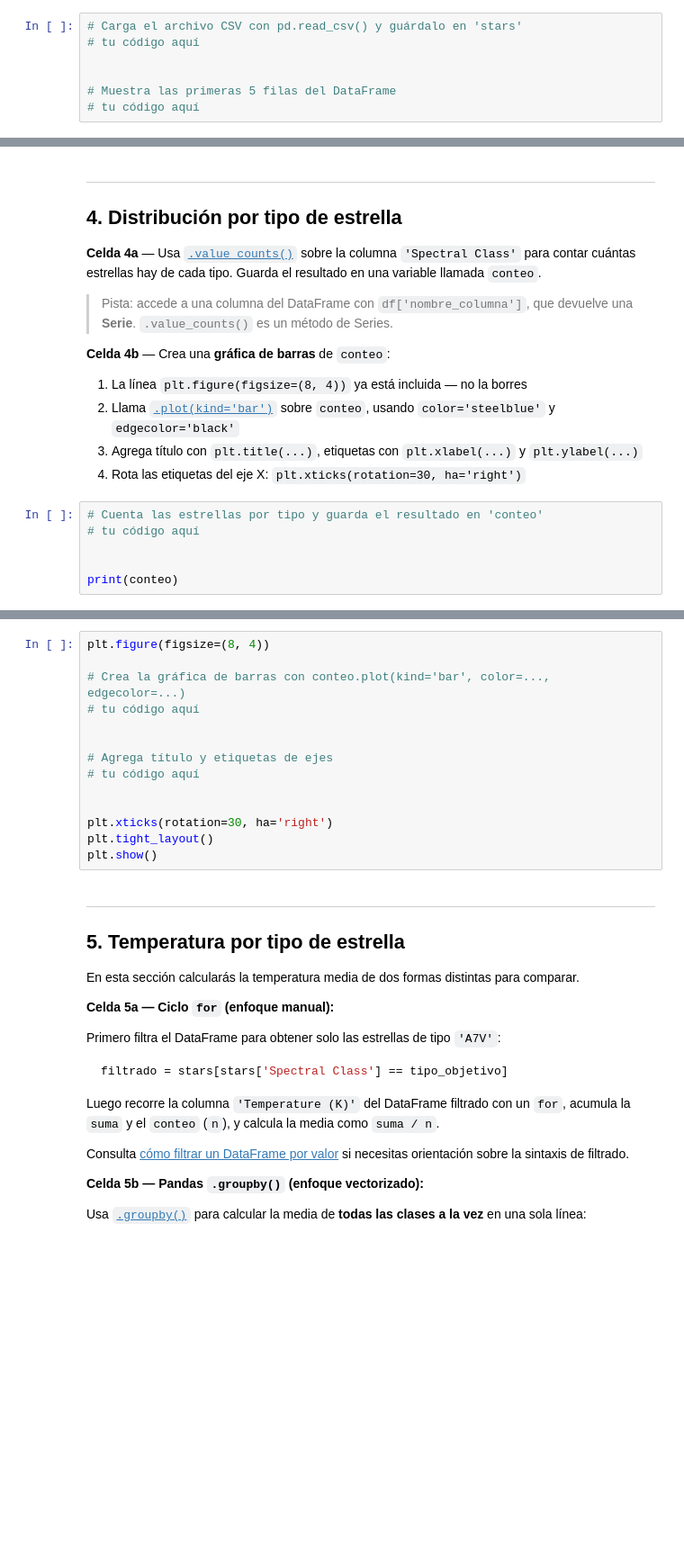
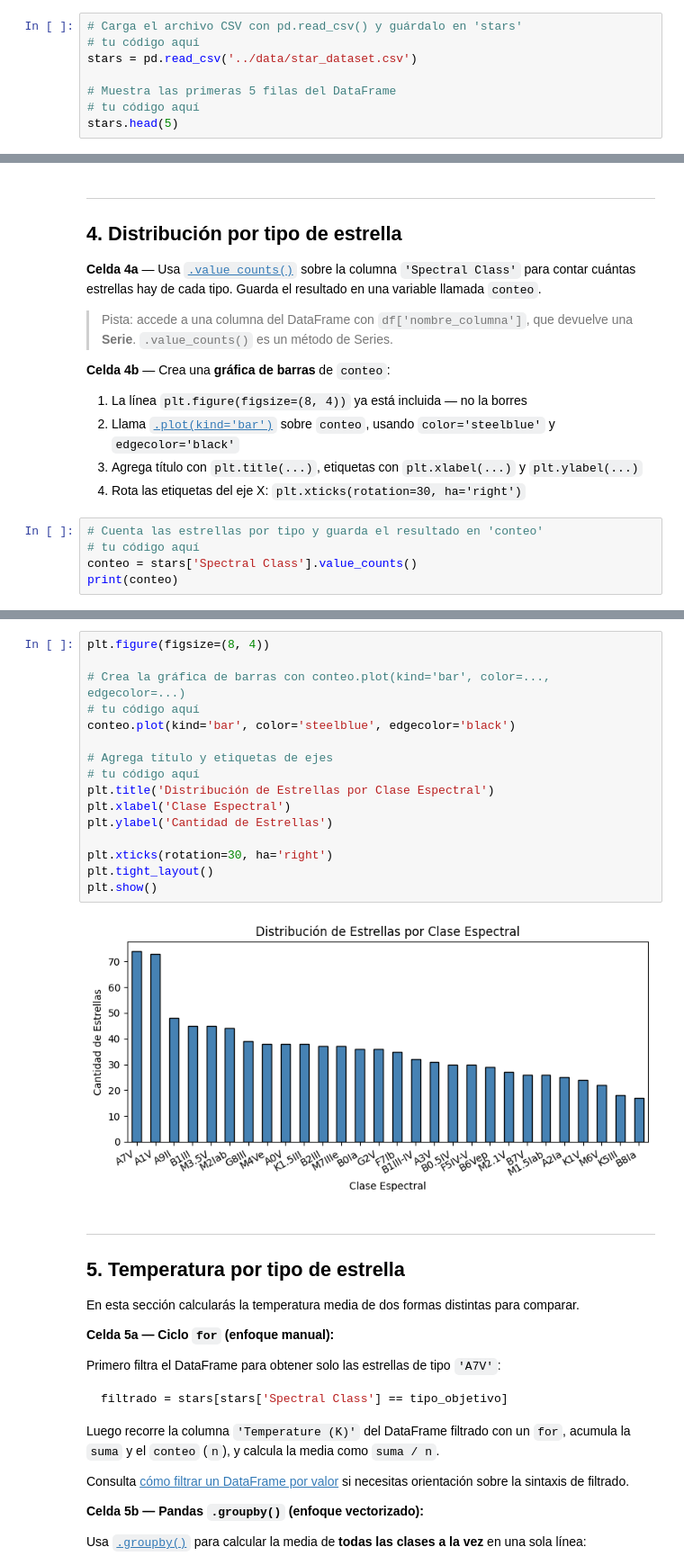
Before and after one commit to diegotorrent4-lang/F12-Programacion, a Jupyter notebook: ejemplos/practica2_analisis_datos/notebooks/analisis_estrellas_estudiante.ipynb, the cells around one changed output, grey strips where cells are left out. Shown at 90% size. Saved outputs shown, nothing was run; the diff lists cells and outputs as text; blank space fills up the shorter version.

```diff
--- a/ejemplos/practica2_analisis_datos/notebooks/analisis_estrellas_estudiante.ipynb
+++ b/ejemplos/practica2_analisis_datos/notebooks/analisis_estrellas_estudiante.ipynb
@@ -77,7 +78,8 @@ para leer el archivo CSV y cargarlo en un **DataFrame** de pandas.
 # %%
 # Carga el archivo CSV con pd.read_csv() y guárdalo en 'stars'
 # tu código aquí
-
+stars = pd.read_csv('../data/star_dataset.csv')
 
 # Muestra las primeras 5 filas del DataFrame
 # tu código aquí
+stars.head(5)
@@ -131,6 +171,5 @@ Guarda el resultado en una variable llamada `conteo`.
 # %%
 # Cuenta las estrellas por tipo y guarda el resultado en 'conteo'
 # tu código aquí
-
-
+conteo = stars['Spectral Class'].value_counts()
 print(conteo)
@@ -137,17 +194,21 @@ print(conteo)
 # %%
 plt.figure(figsize=(8, 4))
 
 # Crea la gráfica de barras con conteo.plot(kind='bar', color=..., edgecolor=...)
 # tu código aquí
-
+conteo.plot(kind='bar', color='steelblue', edgecolor='black')
 
 # Agrega título y etiquetas de ejes
 # tu código aquí
-
+plt.title('Distribución de Estrellas por Clase Espectral')
+plt.xlabel('Clase Espectral')
+plt.ylabel('Cantidad de Estrellas')
 
 plt.xticks(rotation=30, ha='right')
 plt.tight_layout()
 plt.show()
+# %% [output]
+[figure, added]
 # %% [markdown]
 ---
 ## 5. Temperatura por tipo de estrella
```
Also changed, not shown: parts of 13 cells of this notebook.
